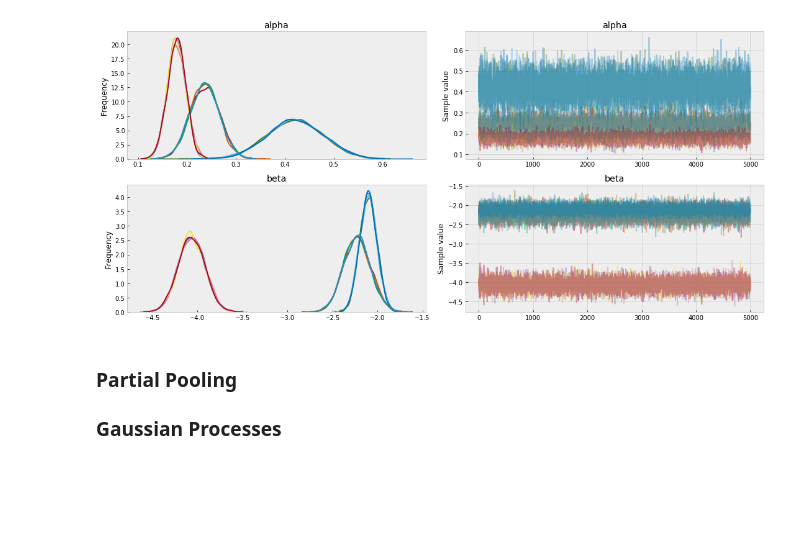
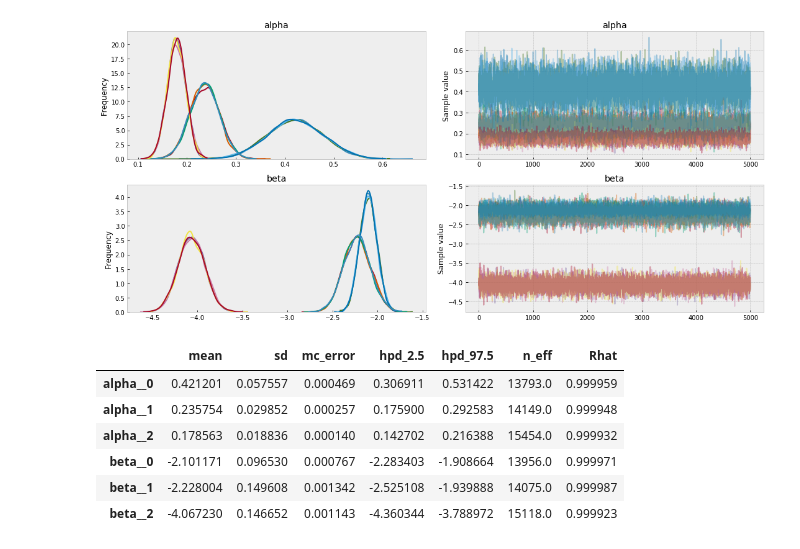
Before and after one commit to madHatter106/Bayesian-Chlorophyll, a Jupyter notebook: Bayesian Modeling for Oceanographers - 3 - Hierarchical models & varying effects.ipynb, the cells around one changed output. Saved outputs shown, nothing was run; the diff lists cells and outputs as text; code cells hidden in the pictures; blank space fills up the shorter version.

```diff
--- a/Bayesian Modeling for Oceanographers - 3 - Hierarchical models & varying effects.ipynb
+++ b/Bayesian Modeling for Oceanographers - 3 - Hierarchical models & varying effects.ipynb
@@ -161,22 +180,24 @@ A regression problem, where the data can be split into clusters, can be be given
 # %%
-n_clusters = df_train.max_blue_id_cat.unique().size
-clust_idx = df_train.max_blue_id_cat.values
+with pm.Model() as m_vi:
+    # hyper-priors
+    mu_alpha = pm.Normal('mu_alpha', mu=0, sd=10)
+    sig_alpha = pm.HalfCauchy('sig_alpha', 2)
 
-with pm.Model() as m_vi:
 
     # priors
-    alpha_clust = pm.Normal('alpha', mu=0, sd=10, shape=n_clusters)
-    beta = pm.Normal('beta', mu=0, sd=10)
+    alpha_offset = pm.Normal('alpha_offset', mu=0, sd=1, shape=n_clusters) # decentering prior
+    alpha = pm.Deterministic('alpha', mu_alpha + alpha_offset * sig_alpha)
+    beta = pm.Normal('beta', mu=0, sd=1)
     sigma = pm.HalfCauchy('sigma', 2)
 
     # deterministic form of the model
-    mu_ = alpha_clust[clust_idx] + beta * df_train.mxBl2Gr.values
+    mu_ = alpha[clust_idx] + beta * df_train.mxBl2Gr.values
 
     # likelihood
     chlor_a = pm.Normal('chlor_a', mu=mu_, sd=sigma, observed=df_train.chlor_a.values)
 
     # sample
-    trace_m_vi = pm.sample(5000, tune=1000, nuts_kwargs={'target_accept': 0.95})
+    trace_m_vi = pm.sample(5000, tune=2000)
 # %% [output]
 Auto-assigning NUTS sampler...
 Initializing NUTS using jitter+adapt_diag...
@@ -194,20 +237,27 @@ The traces above show that one cluster has a significantly different intercept.
 The implementation of varying effects is shown below:
 # %%
 with pm.Model() as m_ve:
+    #hyper-priors
+    mu_alpha = pm.Normal('mu_alpha', mu=0, sd=10)
+    sig_alpha = pm.HalfCauchy('sig_alpha', 2)
+    mu_beta = pm.Normal('mu_beta', mu=0, sd=10)
+    sig_beta = pm.HalfCauchy('sig_beta', 2)
 
     # priors
-    alpha_clust = pm.Normal('alpha', mu=0, sd=1, shape=n_clusters)
-    beta = pm.Normal('beta', mu=0, sd=1, shape=n_clusters)
+    alpha_offset = pm.Normal('alpha_offset', mu=0, sd=1, shape=n_clusters)
+    beta_offset = pm.Normal('beta_offset', mu=0, sd=1, shape=n_clusters)
+    alpha_nc = pm.Deterministic('alpha_nc', mu_alpha + alpha_offset * sig_alpha)
+    beta_nc = pm.Deterministic('beta_nc', mu_beta + beta_offset * sig_beta)
     sigma = pm.HalfCauchy('sigma', 2)
-
+    nu_ = pm.HalfCauchy('nu', 5)
     # deterministic form of the model
-    mu_ = alpha_clust[clust_idx] + beta[clust_idx] * df_train.mxBl2Gr.values
+    mu_ = alpha_nc[clust_idx] + beta_nc[clust_idx] * df_train.mxBl2Gr.values
 
     # likelihood
-    chlor_a = pm.Normal('chlor_a', mu=mu_, sd=sigma, observed=df_train.chlor_a.values)
+    chlor_a = pm.StudentT('chlor_a', nu=nu_, mu=mu_, sd=sigma, observed=df_train.chlor_a.values)
 
     # sample
-    trace_m_ve = pm.sample(5000, tune=1000, nuts_kwargs={'target_accept': 0.95})
+    trace_m_ve = pm.sample(5000, tune=1000)
 # %% [output]
 Auto-assigning NUTS sampler...
 Initializing NUTS using jitter+adapt_diag...
@@ -217,8 +277,13 @@ NUTS: [sigma_log__, beta, alpha]
 pm.traceplot(trace_m_ve, varnames=['alpha', 'beta'], figsize=(15, 7));
 # %% [output]
 [figure]
-# %% [markdown]
-### Partial Pooling
-
-
-### Gaussian Processes
+# %%
+pm.summary(trace_m_ve, varnames=['alpha', 'beta'])
+# %% [output]
+|  | mean | sd | mc_error | hpd_2.5 | hpd_97.5 | n_eff | Rhat |
+| alpha__0 | 0.421201 | 0.057557 | 0.000469 | 0.306911 | 0.531422 | 13793.0 | 0.999959 |
+| alpha__1 | 0.235754 | 0.029852 | 0.000257 | 0.175900 | 0.292583 | 14149.0 | 0.999948 |
+| alpha__2 | 0.178563 | 0.018836 | 0.000140 | 0.142702 | 0.216388 | 15454.0 | 0.999932 |
+| beta__0 | -2.101171 | 0.096530 | 0.000767 | -2.283403 | -1.908664 | 13956.0 | 0.999971 |
+| beta__1 | -2.228004 | 0.149608 | 0.001342 | -2.525108 | -1.939888 | 14075.0 | 0.999987 |
+| beta__2 | -4.067230 | 0.146652 | 0.001143 | -4.360344 | -3.788972 | 15118.0 | 0.999923 |
```
Also changed, not shown: parts of 14 cells of this notebook, 3 other files.
